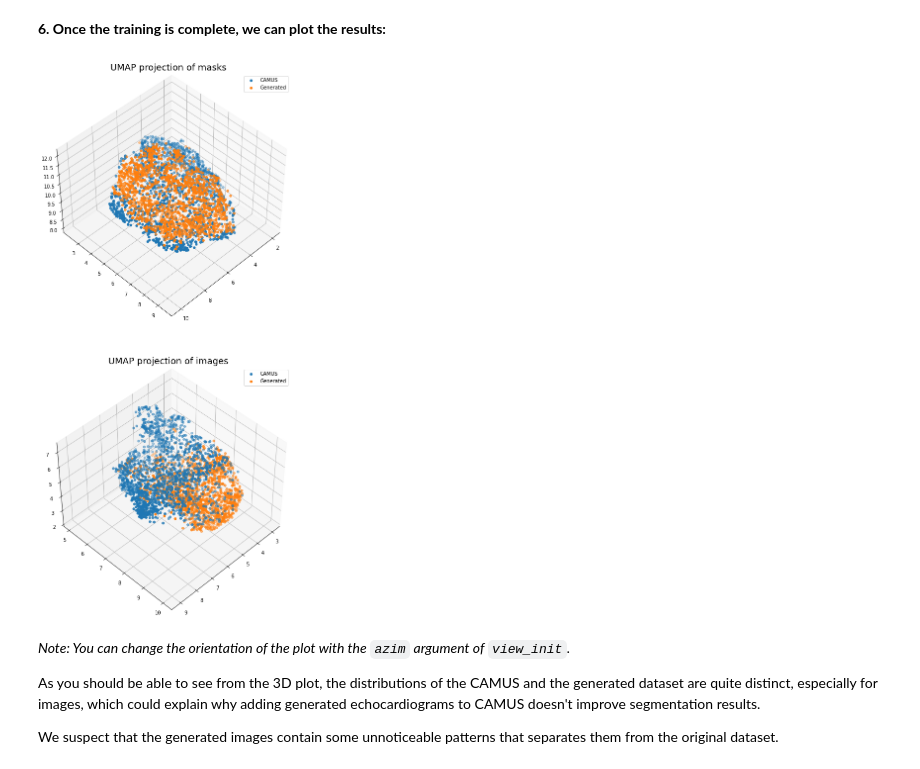
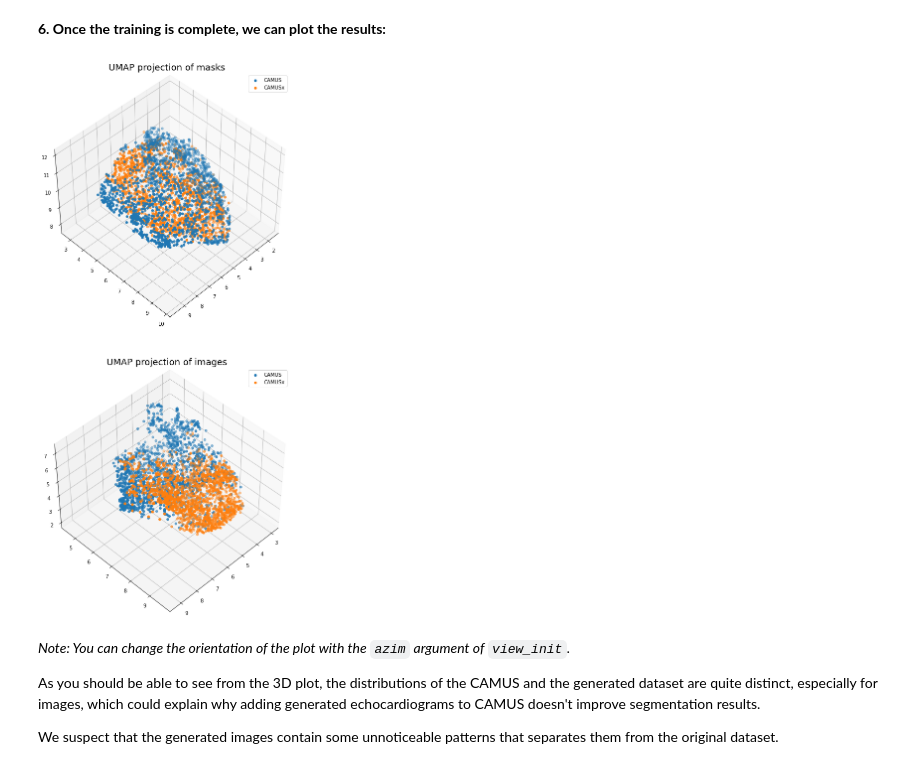
Before and after one commit to urancon/cardiGAN, a Jupyter notebook: cardiGAN.ipynb, the cells around one changed output. Cells and saved outputs as stored; diff of their text form; code cells hidden in the pictures.

Commit message:
refer to extended dataset as CAMUSx

```diff
--- a/cardiGAN.ipynb
+++ b/cardiGAN.ipynb
@@ -145,7 +145,7 @@ def get_hdf5(data_path, data_set='test', samples=200):
 # %%
 n = 1600
 cam_file = "datasets/camus05_256.hdf5"
-gen_file = "datasets/generated_256.hdf5"
+gen_file = "datasets/camusx_256.hdf5"
 
 cam_img, cam_msk = get_hdf5(cam_file, 'train', n)
 gen_img, gen_msk = get_hdf5(gen_file, 'train', n)
@@ -173,25 +173,25 @@ gen_img_points = img_model.transform(gen_img)
 # %%
 fig = plt.figure(figsize=[10,20])
 
 ax1 = fig.add_subplot(211, projection='3d')
 ax1.scatter(cam_msk_points[:, 0], cam_msk_points[:, 1], cam_msk_points[:, 2])
 ax1.scatter(gen_msk_points[:, 0], gen_msk_points[:, 1], gen_msk_points[:, 2])
 ax1.view_init(elev=45, azim=45)
 
 plt.title('UMAP projection of masks', fontsize=18)
-plt.legend(['CAMUS', 'Generated'])
+plt.legend(['CAMUS', 'CAMUSx'])
 
 ax2 = fig.add_subplot(212, projection='3d')
 ax2.scatter(cam_img_points[:, 0], cam_img_points[:, 1], cam_img_points[:, 2])
 ax2.scatter(gen_img_points[:, 0], gen_img_points[:, 1], gen_img_points[:, 2])
 ax2.view_init(elev=45, azim=45)
 
 plt.title('UMAP projection of images', fontsize=18)
-plt.legend(['CAMUS', 'Generated'])
+plt.legend(['CAMUS', 'CAMUSx'])
 
 plt.show()
 # %% [output]
-[figure, old version]
+[figure, new version]
 # %% [markdown]
 *Note: You can change the orientation of the plot with the `azim` argument of `view_init`.*
 
```
Also changed, not shown: parts of 1 cell of this notebook.
